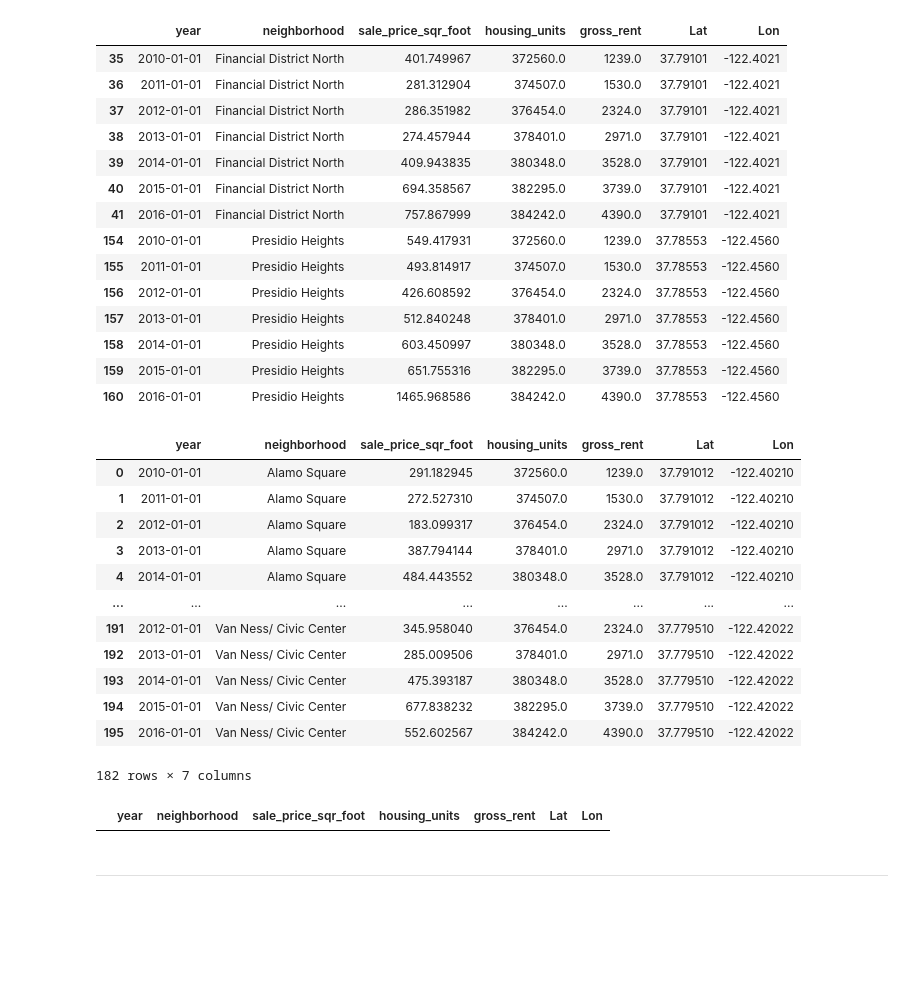
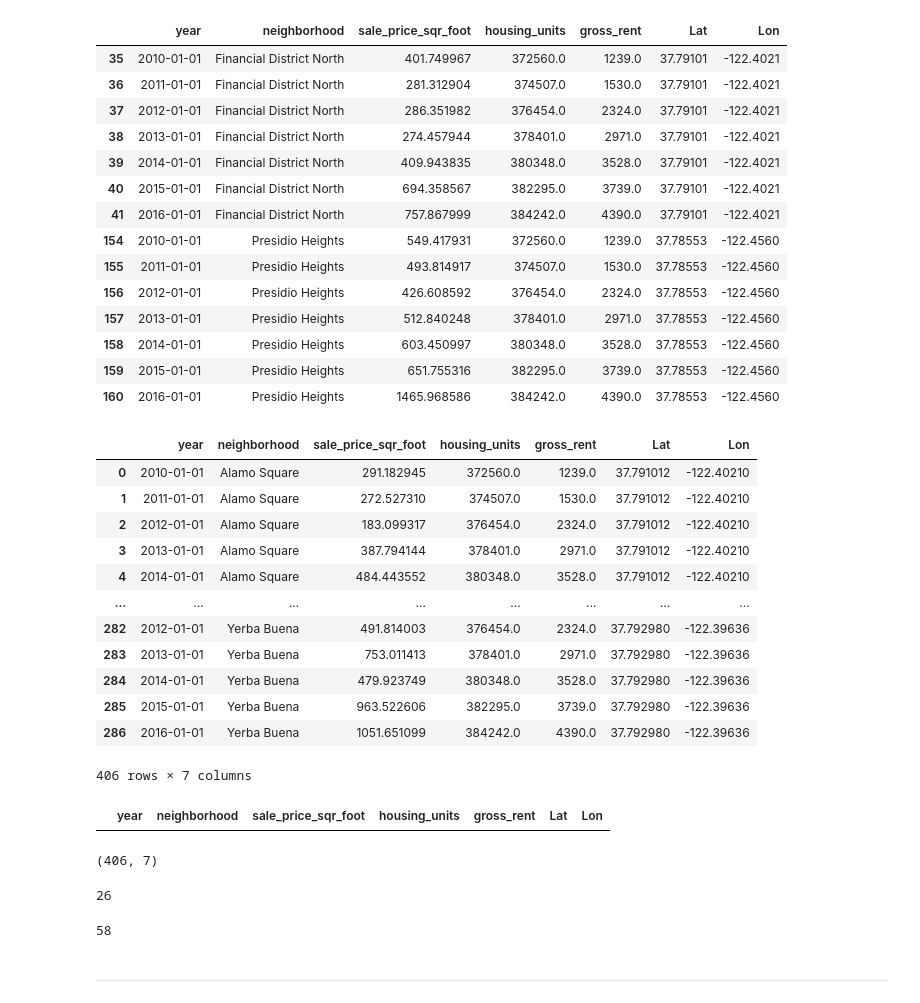
Before and after one commit to youssefabdelwahab/Californina-Housing-Market-Analysis-, a Jupyter notebook: rental_analysis.ipynb, the cells around one changed output. Cells and saved outputs as stored; diff of their text form; code cells hidden in the pictures; blank space fills up the shorter version.

```diff
--- a/rental_analysis.ipynb
+++ b/rental_analysis.ipynb
@@ -587,20 +626,4 @@ interpolated_districts
 # %%
 neighborhoods_wo_missing_data_df = neighborhoods_wo_missing_data_df.reset_index()
 neighborhoods_wo_missing_data_df= neighborhoods_wo_missing_data_df.drop(neighborhoods_wo_missing_data_df[neighborhoods_wo_missing_data_df['neighborhood'].isin(['Financial District North', 'Presidio Heights'])].index)
-# %%
-neighborhoods_wo_missing_data_df
-# %% [output]
-|  | year | neighborhood | sale_price_sqr_foot | housing_units | gross_rent | Lat | Lon |
-| 0 | 2010-01-01 | Alamo Square | 291.182945 | 372560.0 | 1239.0 | 37.791012 | -122.40210 |
-| 1 | 2011-01-01 | Alamo Square | 272.527310 | 374507.0 | 1530.0 | 37.791012 | -122.40210 |
-| 2 | 2012-01-01 | Alamo Square | 183.099317 | 376454.0 | 2324.0 | 37.791012 | -122.40210 |
-| 3 | 2013-01-01 | Alamo Square | 387.794144 | 378401.0 | 2971.0 | 37.791012 | -122.40210 |
-| 4 | 2014-01-01 | Alamo Square | 484.443552 | 380348.0 | 3528.0 | 37.791012 | -122.40210 |
-| ... | ... | ... | ... | ... | ... | ... | ... |
-| 191 | 2012-01-01 | Van Ness/ Civic Center | 345.958040 | 376454.0 | 2324.0 | 37.779510 | -122.42022 |
-| 192 | 2013-01-01 | Van Ness/ Civic Center | 285.009506 | 378401.0 | 2971.0 | 37.779510 | -122.42022 |
-| 193 | 2014-01-01 | Van Ness/ Civic Center | 475.393187 | 380348.0 | 3528.0 | 37.779510 | -122.42022 |
-| 194 | 2015-01-01 | Van Ness/ Civic Center | 677.838232 | 382295.0 | 3739.0 | 37.779510 | -122.42022 |
-| 195 | 2016-01-01 | Van Ness/ Civic Center | 552.602567 | 384242.0 | 4390.0 | 37.779510 | -122.42022 |
-182 rows × 7 columns
 # %%
@@ -612,6 +633,34 @@ final_cleaned_dataframe = pd.concat([cleaned_dataframe_1 , final_interpolated_df
+# %%
+final_cleaned_dataframe
+# %% [output]
+|  | year | neighborhood | sale_price_sqr_foot | housing_units | gross_rent | Lat | Lon |
+| 0 | 2010-01-01 | Alamo Square | 291.182945 | 372560.0 | 1239.0 | 37.791012 | -122.40210 |
+| 1 | 2011-01-01 | Alamo Square | 272.527310 | 374507.0 | 1530.0 | 37.791012 | -122.40210 |
+| 2 | 2012-01-01 | Alamo Square | 183.099317 | 376454.0 | 2324.0 | 37.791012 | -122.40210 |
+| 3 | 2013-01-01 | Alamo Square | 387.794144 | 378401.0 | 2971.0 | 37.791012 | -122.40210 |
+| 4 | 2014-01-01 | Alamo Square | 484.443552 | 380348.0 | 3528.0 | 37.791012 | -122.40210 |
+| ... | ... | ... | ... | ... | ... | ... | ... |
+| 282 | 2012-01-01 | Yerba Buena | 491.814003 | 376454.0 | 2324.0 | 37.792980 | -122.39636 |
+| 283 | 2013-01-01 | Yerba Buena | 753.011413 | 378401.0 | 2971.0 | 37.792980 | -122.39636 |
+| 284 | 2014-01-01 | Yerba Buena | 479.923749 | 380348.0 | 3528.0 | 37.792980 | -122.39636 |
+| 285 | 2015-01-01 | Yerba Buena | 963.522606 | 382295.0 | 3739.0 | 37.792980 | -122.39636 |
+| 286 | 2016-01-01 | Yerba Buena | 1051.651099 | 384242.0 | 4390.0 | 37.792980 | -122.39636 |
+406 rows × 7 columns
 # %%
 final_cleaned_dataframe[final_cleaned_dataframe['sale_price_sqr_foot'].isna()]
 # %% [output]
 |  | year | neighborhood | sale_price_sqr_foot | housing_units | gross_rent | Lat | Lon |
+# %%
+final_cleaned_dataframe.shape
+# %% [output]
+(406, 7)
+# %%
+len(neighborhoods_wo_missing_data_df['neighborhood'].unique())
+# %% [output]
+26
+# %%
+len(final_cleaned_dataframe['neighborhood'].unique())
+# %% [output]
+58
 # %% [markdown]
 - - -
```
Also changed, not shown: parts of 107 cells of this notebook.
